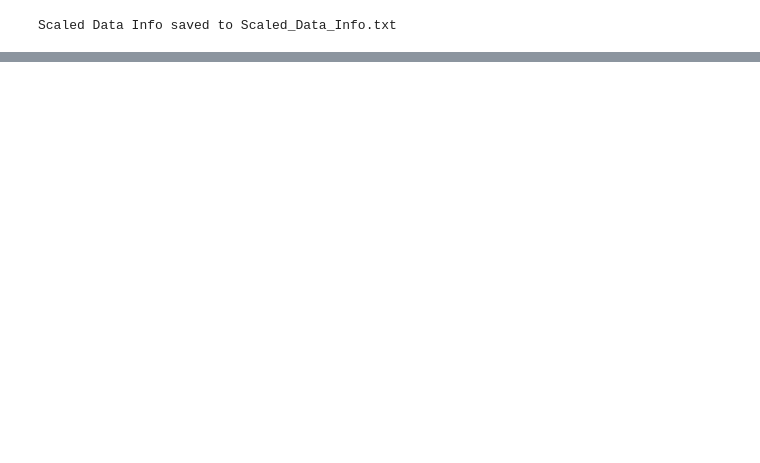
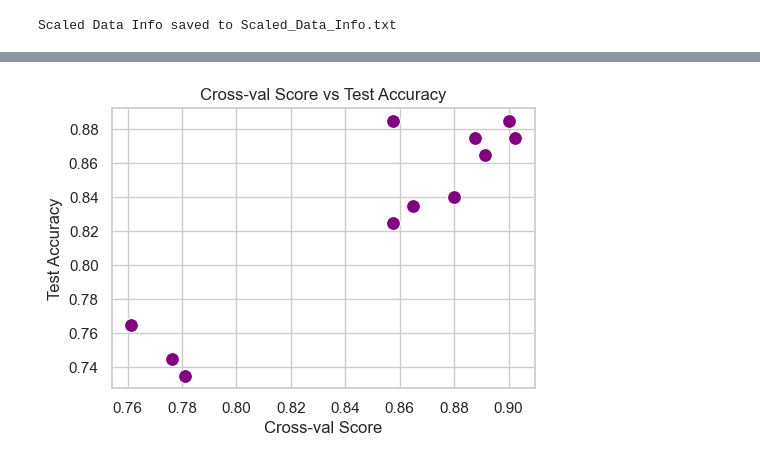
Before and after one commit to ArpitKadam/Insurance-Fraud-Detection, a Jupyter notebook: research/research.ipynb, the cells around one changed output, grey strips where cells are left out. Cells and saved outputs as stored; diff of their text form; code cells hidden in the pictures; blank space fills up the shorter version.

```diff
--- a/research/research.ipynb
+++ b/research/research.ipynb
@@ -1428,0 +1741,13 @@ Scaled Data Info saved to Scaled_Data_Info.txt
+# %%
+# Create a plot
+plt.figure(figsize=(12, 8))
+sns.set(style="whitegrid")
+
+# Subplot 3: Correlation between Cross-val and Test Accuracy
+plt.subplot(2, 2, 3)
+sns.scatterplot(x='Cross-val Score', y='Test Accuracy', data=results_df, s=100, color='purple')
+plt.title('Cross-val Score vs Test Accuracy')
+plt.savefig('Cross-val_Score_vs_Test_Accuracy.png')
+plt.show()
+# %% [output]
+[figure, added]
```
Also changed, not shown: parts of 22 cells of this notebook, 7 other files.
